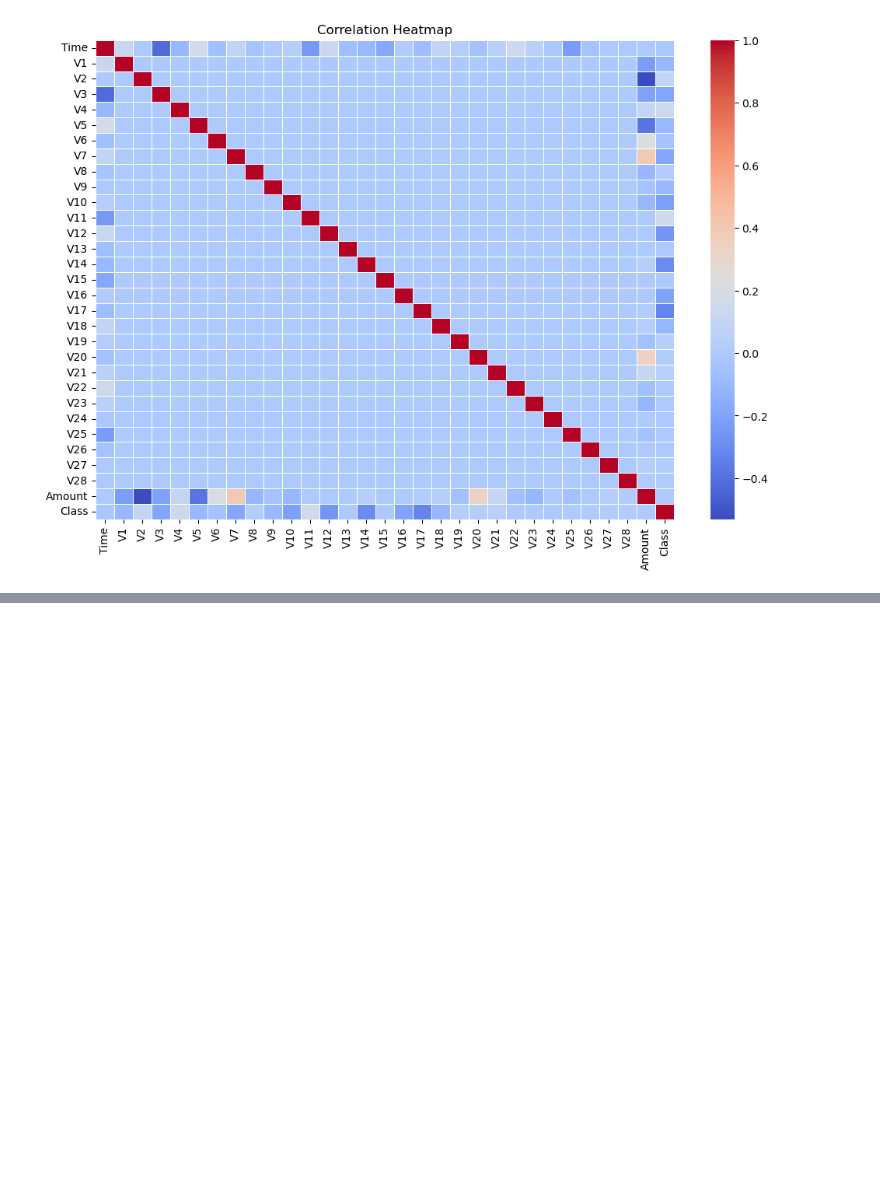
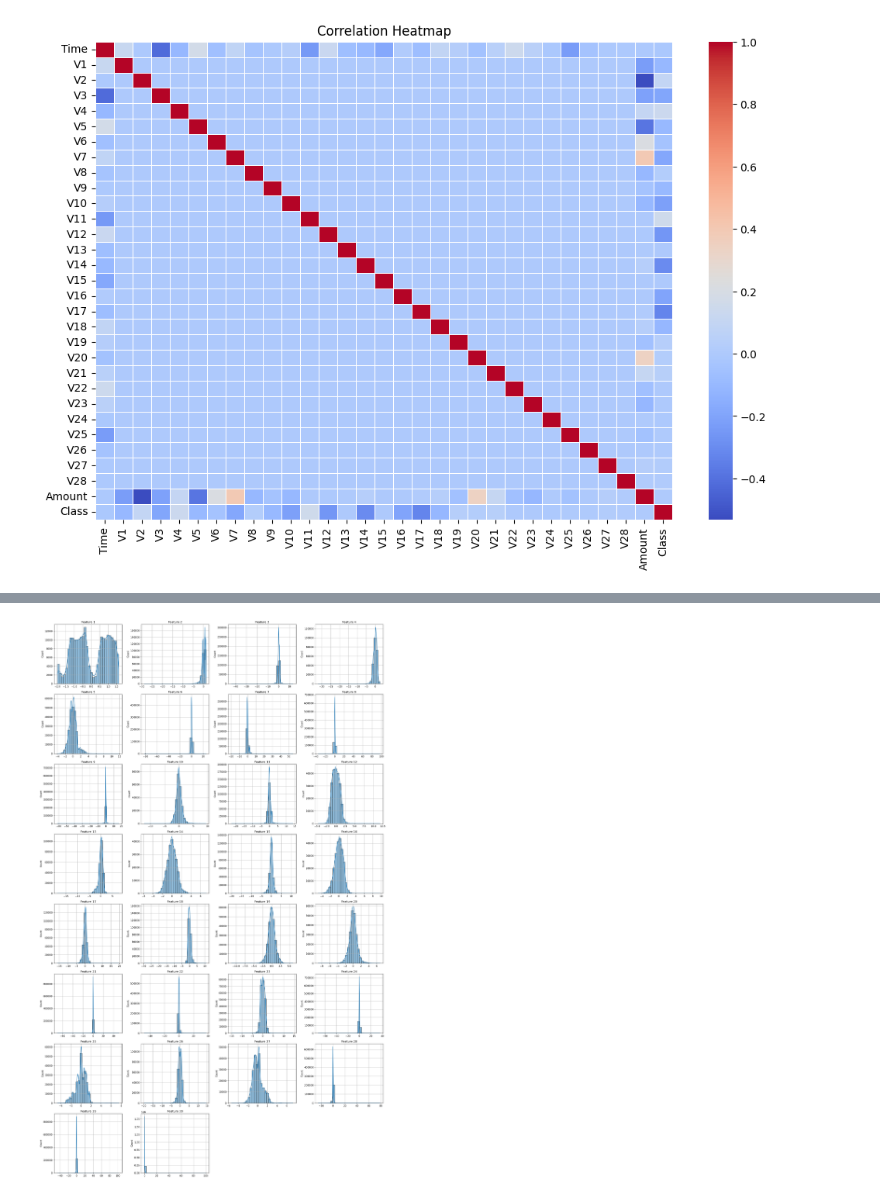
Before and after one commit to AI-Builders-Iran/fraud-detection-ml, a Jupyter notebook: notebooks/Main.ipynb, the cells around one changed output, grey strips where cells are left out. Cells and saved outputs as stored; diff of their text form; code cells hidden in the pictures; blank space fills up the shorter version.

```diff
--- a/notebooks/Main.ipynb
+++ b/notebooks/Main.ipynb
@@ -331,0 +406,40 @@ plt.show()
+# %%
+scaler2 = StandardScaler()
+# %%
+x_train_scaled2 = scaler2.fit_transform(x_train)
+x_test_scaled2 = scaler2.transform(x_test)
+# %%
+n_features = x_train_scaled2.shape[1]
+
+n_cols = 4
+n_rows = ceil(n_features / n_cols)
+
+fig, axes = plt.subplots(
+    n_rows,
+    n_cols,
+    figsize=(20, 4 * n_rows),
+    dpi=120
+)
+
+axes = axes.flatten()
+
+for i in range(n_features):
+    sns.histplot(
+        x=x_train_scaled2[:, i],
+        bins=30,
+        kde=True,
+        fill=True,
+        ax=axes[i]
+    )
+
+    axes[i].set_title(f"Feature {i+1}", fontsize=12)
+    axes[i].grid(True)
+
+
+for i in range(n_features, len(axes)):
+    fig.delaxes(axes[i])
+
+plt.tight_layout()
+plt.show()
+# %% [output]
+[figure, added]
```
Also changed, not shown: parts of 54 cells of this notebook, 7 other files.
